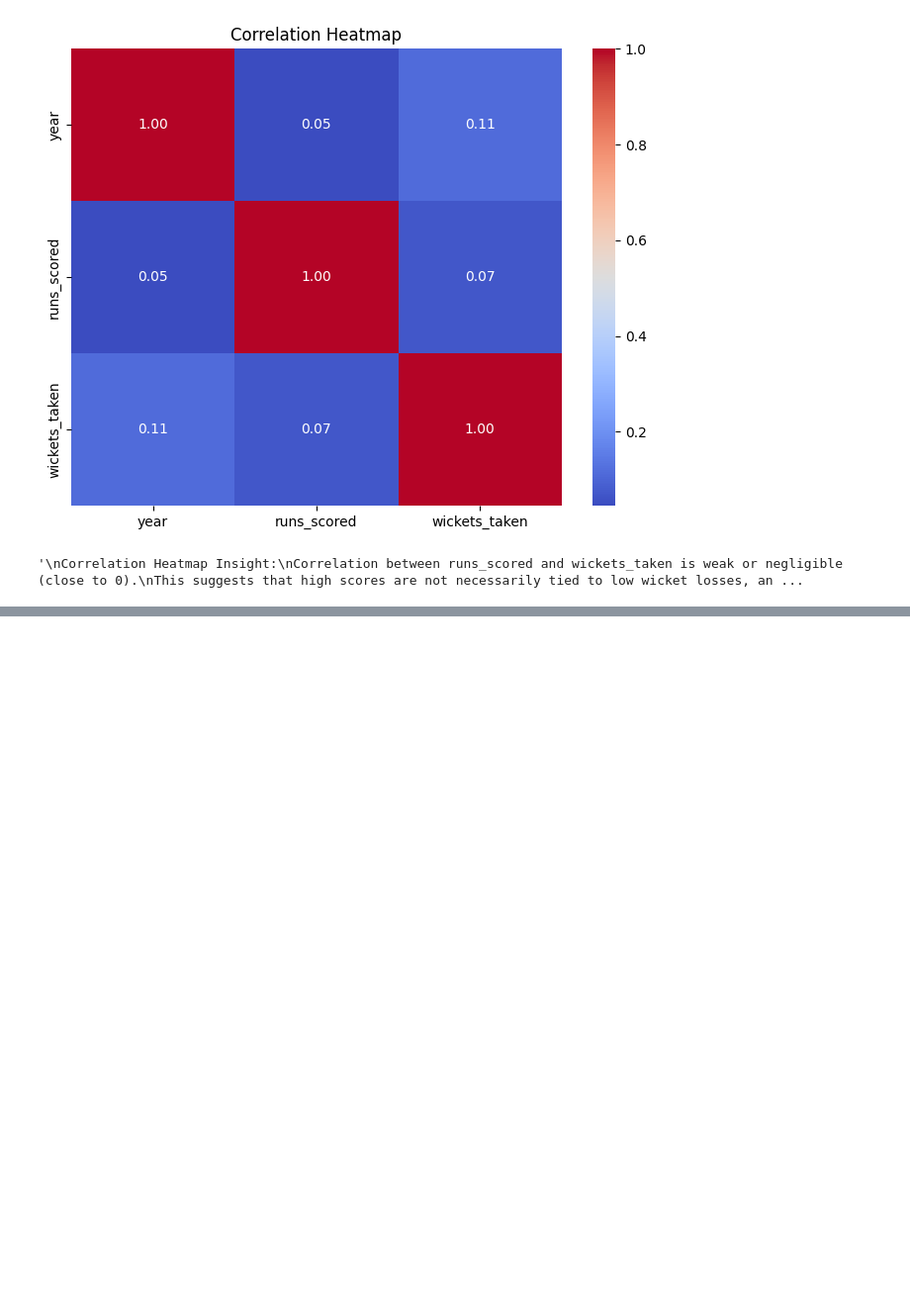
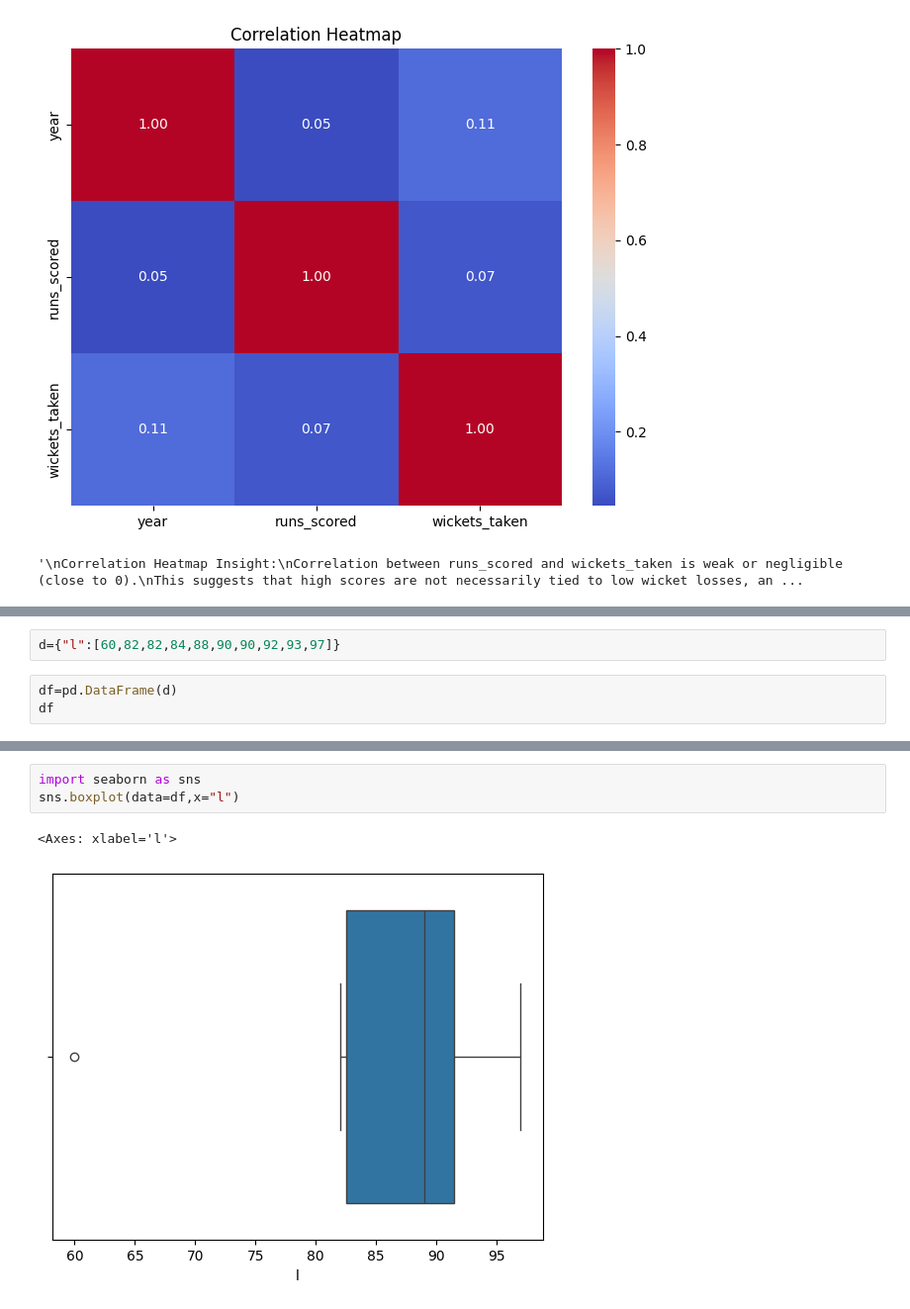
Before and after one commit to Parinita-Jain/AWP, a Jupyter notebook: ipl_data_on_data_for_visualization.ipynb, the cells around one changed output, grey strips where cells are left out. Shown at 99% size. Cells and saved outputs as stored; diff of their text form; blank space fills up the shorter version.

```diff
--- a/ipl_data_on_data_for_visualization.ipynb
+++ b/ipl_data_on_data_for_visualization.ipynb
@@ -861,0 +859,5 @@ import matplotlib.pyplot as plt
+# %%
+d={"l":[60,82,82,84,88,90,90,92,93,97]}
+# %%
+df=pd.DataFrame(d)
+df
@@ -861,0 +876,6 @@ import matplotlib.pyplot as plt
+# %%
+import seaborn as sns
+sns.boxplot(data=df,x="l")
+# %% [output]
+<Axes: xlabel='l'>
+[figure, added]
```
Also changed, not shown: parts of 38 cells of this notebook.
